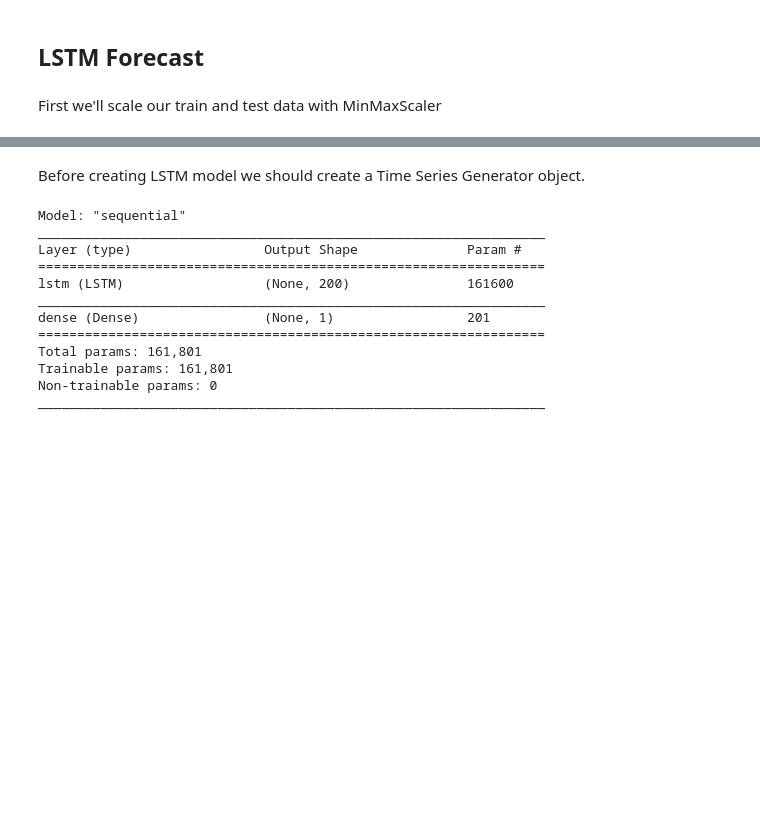
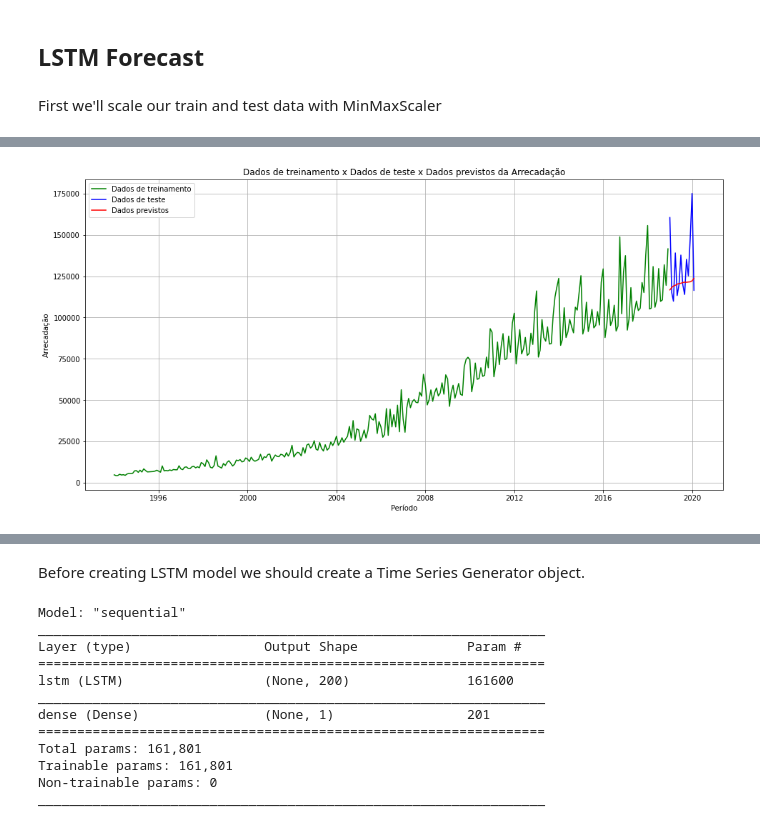
Before and after one commit to mmbs1989/TCC-PUCMINAS, a Jupyter notebook: Notebook_TCC_PUC.ipynb, the cells around one changed output, grey strips where cells are left out. Saved outputs shown, nothing was run; the diff lists cells and outputs as text; code cells hidden in the pictures; blank space fills up the shorter version.

```diff
--- a/Notebook_TCC_PUC.ipynb
+++ b/Notebook_TCC_PUC.ipynb
@@ -589,0 +616,9 @@ scaler = MinMaxScaler()
+# %%
+#Criação de uma estrutura de dados com 60 timesteps e 1 saída que neste caso será o preço de fechamento da ação
+timesteps = 60
+x_train_lstm = []
+y_train_lstm = []
+for i in range(timesteps, train_lstm.shape[0]):
+    x_train_lstm.append(train_scaled_lstm[i-timesteps:i, 0]) #Utilização de 60 timesteps anteriores
+    y_train_lstm.append(train_scaled_lstm[i, 0]) #O 120º preço de fechamento será o valor de y
+x_train_lstm, y_train_lstm = np.array(x_train_lstm), np.array(y_train_lstm)
@@ -589,0 +685,36 @@ scaler = MinMaxScaler()
+# %%
+# Concatena os dados de treinamento e teste, pois os preços de fechamento anteriores não estão no conjunto de teste
+combine = pd.concat((dfarrec_train_lstm['arrec'], dfarrec_test_lstm['arrec']), axis = 0)
+
+# Tratamento do conjunto de teste considerando os timesteps anteriores
+test_inputs = combine[len(combine) - len(dfarrec_test_lstm) - timesteps:].values
+test_inputs = test_inputs.reshape(-1,1)
+
+# Normalização dos dados
+test_inputs = scaler.transform(test_inputs)
+# %%
+# Predição utilizando os dados de teste
+x_test_lstm = []
+for i in range(timesteps, dfarrec_test_lstm.shape[0]+timesteps):
+    x_test_lstm.append(test_inputs[i-timesteps:i, 0])
+x_test_lstm = np.array(x_test_lstm)
+x_test_lstm = np.reshape(x_test_lstm, (x_test_lstm.shape[0], x_test_lstm.shape[1], 1))
+predictions_lstm = model_rnn.predict(x_test_lstm)
+
+# Desnormaliza os dados
+predictions_lstm = scaler.inverse_transform(predictions_lstm)
+# %%
+#Plotagem dos dados de treinamento, teste e previsão
+plt.figure(figsize=(16,8))
+plt.plot(dfarrec_train_lstm.index, dfarrec_train_lstm, color='green', label = 'Dados de treinamento')
+plt.plot(dfarrec_test_lstm.index, dfarrec_test_lstm, color = 'blue', label = 'Dados de teste')
+plt.plot(dfarrec_test_lstm.index, predictions_lstm, color = 'red', label = 'Dados previstos')
+plt.title('Dados de treinamento x Dados de teste x Dados previstos da Arrecadação')
+plt.xlabel('Período')
+plt.ylabel('Arrecadação')
+plt.legend()
+plt.grid(True)
+#plt.savefig('lstm1.pdf')
+plt.show()
+# %% [output]
+[figure, added]
```
Also changed, not shown: parts of 9 cells of this notebook.
